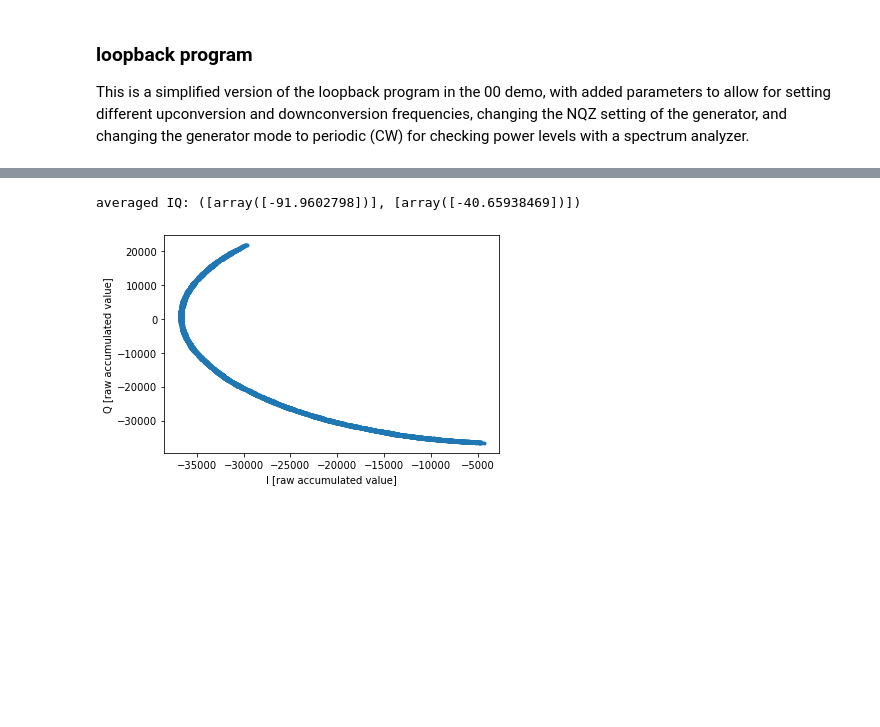
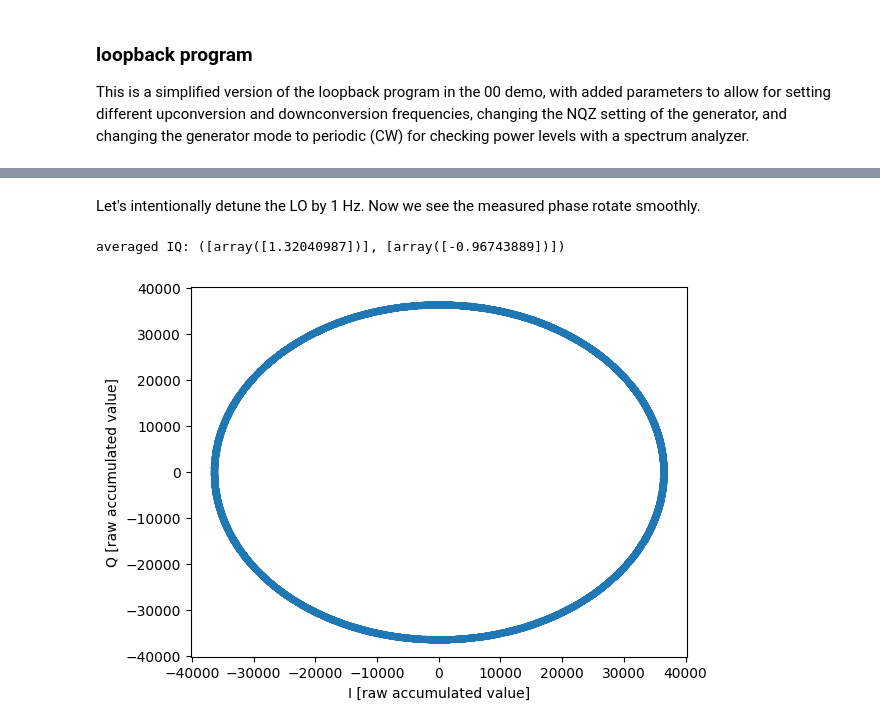
Before and after one commit to meeg/qick_demos_sho, a Jupyter notebook: 2024-02-26_asymmconversion/asymm_conversion_phase.ipynb, the cells around one changed output, grey strips where cells are left out. Drawn from its saved outputs; the diff is of its cells as text; code cells hidden in the pictures; blank space fills up the shorter version.

```diff
--- a/2024-02-26_asymmconversion/asymm_conversion_phase.ipynb
+++ b/2024-02-26_asymmconversion/asymm_conversion_phase.ipynb
@@ -133,10 +226,6 @@ print(soccfg.calc_fstep(soccfg['readouts'][RO_CH], soccfg['gens'][GEN_CH]))
 # %%
-# intentionally mismatch the upconversion and downconversion frequencies by 10 Hz (this'll get rounded to 8 Hz)
-# now you'll see the phase rotate through a full circle
-# shots (whether using reps or soft_avgs) will not average coherently, the amplitude will shrink
-config['reps'] = 10000
+config['reps'] = 100000
 config['soft_avgs'] = 1
-config['ro_freq'] = config['pulse_freq'] - 10e-6
 
 prog =LoopbackProgram(soccfg, config)
 iq_list = prog.acquire(soc, progress=True)
@@ -158,31 +238,0 @@ print(245.760*22)
-# %%
-# note the long relax_delay, for a shot time of 0.1 ms
-# this will let us check for phase coherence over time with a multi-rep measurement
-config={"reps":1, # --Fixed
-        "relax_delay":100.0, # --us
-        "res_phase":0, # --degrees
-        "length":0.5, # [us]
-        "readout_length":1.0, # [us]
-        "pulse_gain":30000, # [DAC units]
-        "pulse_freq": 5406.72, # [MHz]
-        "ro_freq": 983.04, # [MHz]
-        "nqz": 2,
-        "adc_trig_offset": 0.2, # [us]
-        "soft_avgs":1,
-        "mode": "oneshot"
-#         "mode": "periodic"
-       }
-
-prog =LoopbackProgram(soccfg, config)
-iq_list = prog.acquire_decimated(soc, progress=True)
-
-# Plot results.
-plt.figure(1)
-for ii, iq in enumerate(iq_list):
-    plt.plot(iq[0], label="I value")
-    plt.plot(iq[1], label="Q value")
-    plt.plot(np.abs(iq[0]+1j*iq[1]), label="mag")
-plt.ylabel("a.u.")
-plt.xlabel("Clock ticks")
-plt.title("Averages = " + str(config["soft_avgs"]))
-plt.legend();
@@ -190,0 +246,2 @@ plt.legend();
+# %% [markdown]
+Let's intentionally detune the LO by 1 Hz. Now we see the measured phase rotate smoothly.
@@ -191,17 +250,13 @@ plt.legend();
 # %%
-# do a multi-rep measurement and plot the shot-by-shot IQ values, to show stability
-# some transient phase drift is expected, particularly at high IF
-# the transient should settle down with time, and we've never seen it exceed 100 mr
-# but if the phase keeps rotating forever by a constant rate, that indicates a frequency mismatch
-config['reps'] = 10000
+config['reps'] = 100000
 config['soft_avgs'] = 1
 
 prog =LoopbackProgram(soccfg, config)
 iq_list = prog.acquire(soc, progress=True)
 print("averaged IQ:", iq_list)
 plt.plot(prog.di_buf[0], prog.dq_buf[0], '.')
 plt.ylabel("Q [raw accumulated value]")
 plt.xlabel("I [raw accumulated value]");
 # %% [output]
-averaged IQ: ([array([-91.9602798])], [array([-40.65938469])])
+averaged IQ: ([array([1.32040987])], [array([-0.96743889])])
-[figure, old version]
+[figure, new version]
```
Also changed, not shown: parts of 47 cells of this notebook.
